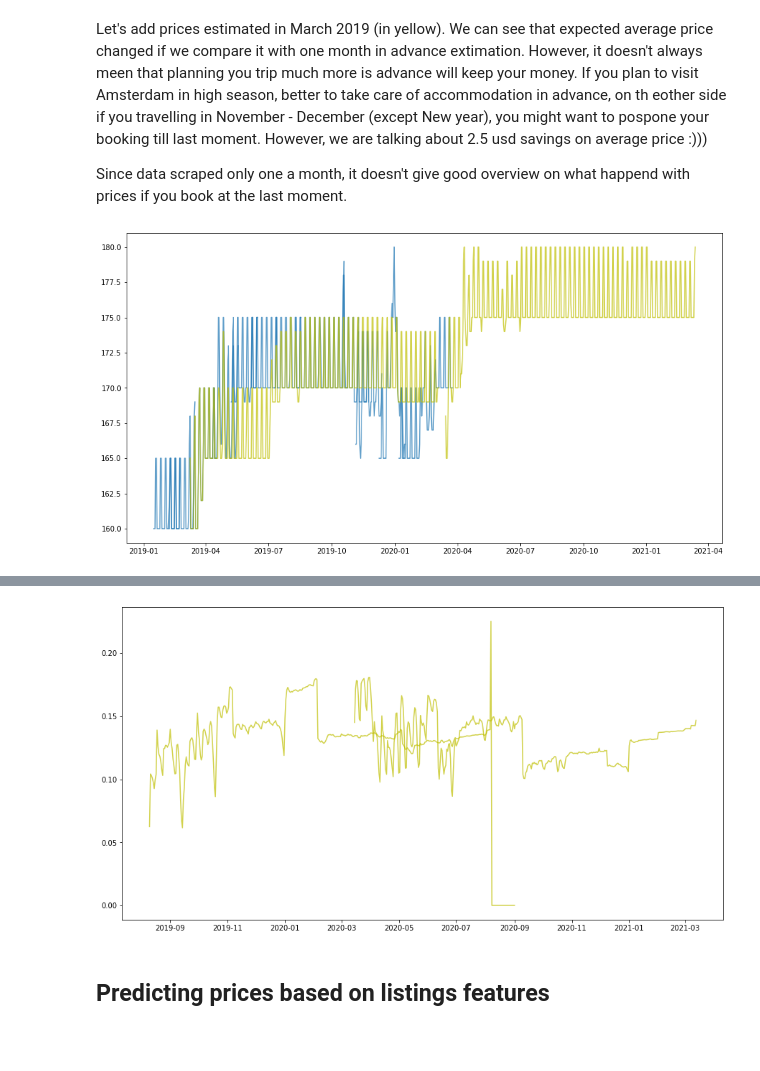
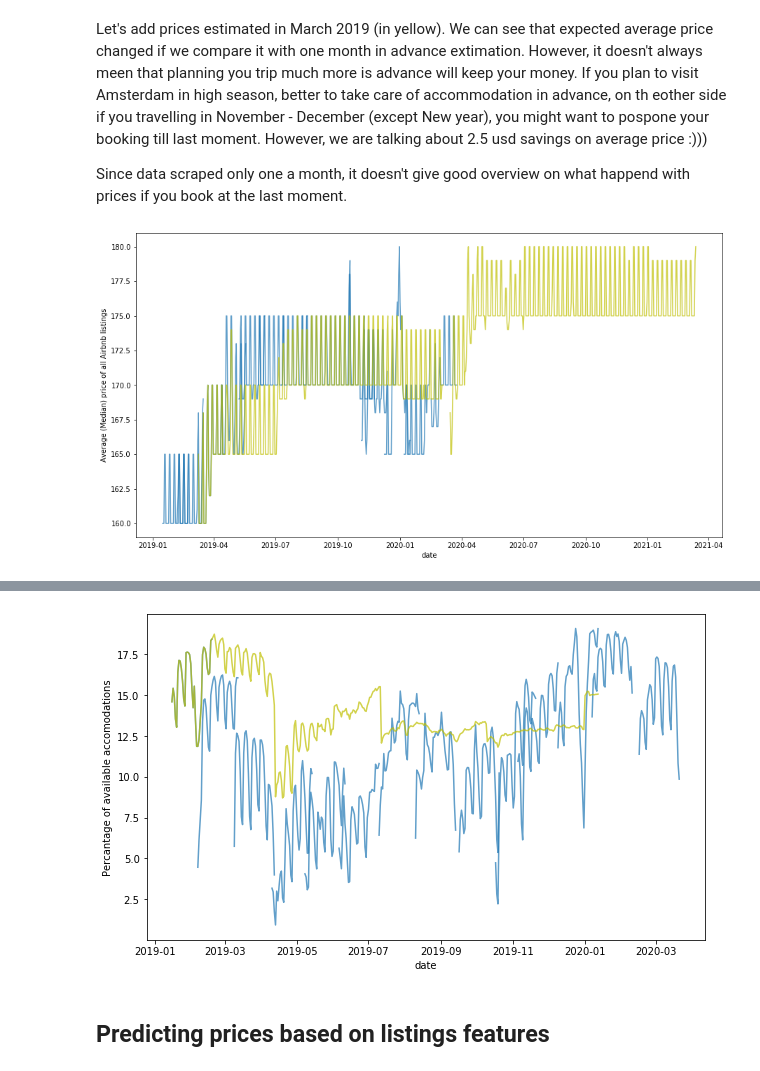
Before and after one commit to ekaraseva/Amsterdam_Airbnb_analysis, a Jupyter notebook: Amsterdam_airbnb_analysis.ipynb, the cells around one changed output, grey strips where cells are left out. Saved outputs shown, nothing was run; the diff lists cells and outputs as text; code cells hidden in the pictures; blank space fills up the shorter version.

```diff
--- a/Amsterdam_airbnb_analysis.ipynb
+++ b/Amsterdam_airbnb_analysis.ipynb
@@ -828,3 +826,16 @@ plt.xlabel('date');
 plt.ylabel('Average (Median) price');
 # %% [output]
 [figure]
+# %%
+plt.figure(figsize=[10, 6])
+c=0
+for i in cal_list[0:len(cal_list)-1]:
+    plt.plot(grouped_calendar_dfs[i]['date'].loc[2:35,],
+             grouped_calendar_dfs[i][('av_price_for_2', 'median')].loc[2:35,],color=base_color, alpha=0.7)
+    c=c+1
+
+plt.plot(grouped_calendar_dfs['012019']['date'].loc[2:],
+         grouped_calendar_dfs['012019'][('av_price_for_2', 'median')].loc[2:],color='y', alpha=0.7)
+plt.xlabel('date');
+plt.ylabel('Average (Median) price');
+plt.savefig('Median_price_predctiction_1_year_vs_monthly_prediciton_listings_per_2.jpg', dpi=300)
@@ -832,17 +845,14 @@ plt.ylabel('Average (Median) price');
 plt.figure(figsize=[15, 8])
 c=0
 for i in cal_list[0:len(cal_list)-1]:
-    plt.plot(grouped_calendar_dfs[i]['date'].loc[2:40,],
-             grouped_calendar_dfs[i][('av_price_for_1', 'median')].loc[2:40,],color=base_color, alpha=0.7)
+    plt.plot(grouped_calendar_dfs[i]['date'].loc[2:35,],
+             grouped_calendar_dfs[i][('av_price_for_2', 'median')].loc[2:35,],color=base_color, alpha=0.7)
     c=c+1
 
-plt.plot(grouped_calendar_dfs['012020']['date'].loc[2:],
-         grouped_calendar_dfs['012020'][('av_price_for_1', 'median')].loc[2:],color='y', alpha=0.7)
+plt.plot(grouped_calendar_dfs['032020']['date'].loc[2:],
+         grouped_calendar_dfs['032020'][('av_price_for_2', 'median')].loc[2:],color='y', alpha=0.7)
 plt.xlabel('date');
-plt.ylabel('Average (Median) price');
-plt.plot(grouped_calendar_dfs['012019']['date'].loc[2:],
-         grouped_calendar_dfs['012019'][('av_price_for_1', 'median')].loc[2:],color='y', alpha=0.7 );
-plt.ylabel('Average (Median) price');
-plt.plot(grouped_calendar_dfs['092019']['date'].loc[2:],
-         grouped_calendar_dfs['092019'][('av_price_for_1', 'median')].loc[2:],color='g', alpha=0.7 );
+plt.ylabel('Average (Median) price of available listings');
+
+plt.savefig('Median_price_available_listings_per_2.jpg', dpi=300)
 # %% [output]
@@ -872,8 +882,11 @@ plt.plot(grouped_calendar_dfs[cal_list[len(cal_list)-1]]['date'].loc[2:],
          grouped_calendar_dfs[cal_list[len(cal_list)-1]][('price_for_2', 'median')].loc[2:],color='y', alpha=0.7)#viridis.colors[c]);
 plt.plot(grouped_calendar_dfs['032019']['date'].loc[2:],
          grouped_calendar_dfs['032019'][('price_for_2', 'median')].loc[2:],color='y', alpha=0.7 );
+
+plt.xlabel('date');
+plt.ylabel('Average (Median) price of all Airbnb listings');
 # %% [output]
-[figure, old version]
+[figure, new version]
 # %%
 print ('file_name', 'min', 'meidan', 'max')
 for i in cal_list[0:len(cal_list)-1]:
@@ -897,20 +910,21 @@ file_name min meidan max
 012020 0.00 0.12 0.21
 022020 0.04 0.12 0.24
 # %%
-plt.figure(figsize=[15, 8])
+plt.figure(figsize=[10, 6])
 c=0
 for i in cal_list[0:len(cal_list)-1]:
-    #plt.plot(grouped_calendar_dfs[i]['date'].loc[2:40,],
-     #       grouped_calendar_dfs[i][('available_percent','')].loc[2:40,],color='grey', alpha=0.7)#viridis.colors[c] )
+    plt.plot(grouped_calendar_dfs[i]['date'].loc[2:36,],
+           100*grouped_calendar_dfs[i][('available_percent','')].loc[2:36,],color=base_color, alpha=0.7)#viridis.colors[c] )
     c=c+1
 
+plt.plot(grouped_calendar_dfs['012019']['date'].loc[2:],
+         100*grouped_calendar_dfs['012019'][('available_percent','')].loc[2:],color='y', alpha=0.7 );
+plt.xlabel('date');
+plt.ylabel('Percantage of available accomodations');
 
-plt.plot(grouped_calendar_dfs[cal_list[len(cal_list)-1]]['date'].loc[2:],
-         grouped_calendar_dfs[cal_list[len(cal_list)-1]][('available_percent','')].loc[2:],color='y', alpha=0.7)#viridis.colors[c]);
-plt.plot(grouped_calendar_dfs['082019']['date'].loc[2:],
-         grouped_calendar_dfs['082019'][('available_percent','')].loc[2:],color='y', alpha=0.7 );
+plt.savefig('Percantage_of_available_accomodations.jpg', dpi=300)
 # %% [output]
-[figure, old version]
+[figure, new version]
 # %% [markdown]
 ## Predicting prices based on listings features<a class="anchor" id="fifth-bullet"></a>
 # %% [markdown]
```
Also changed, not shown: parts of 28 cells of this notebook, 1 other file.
